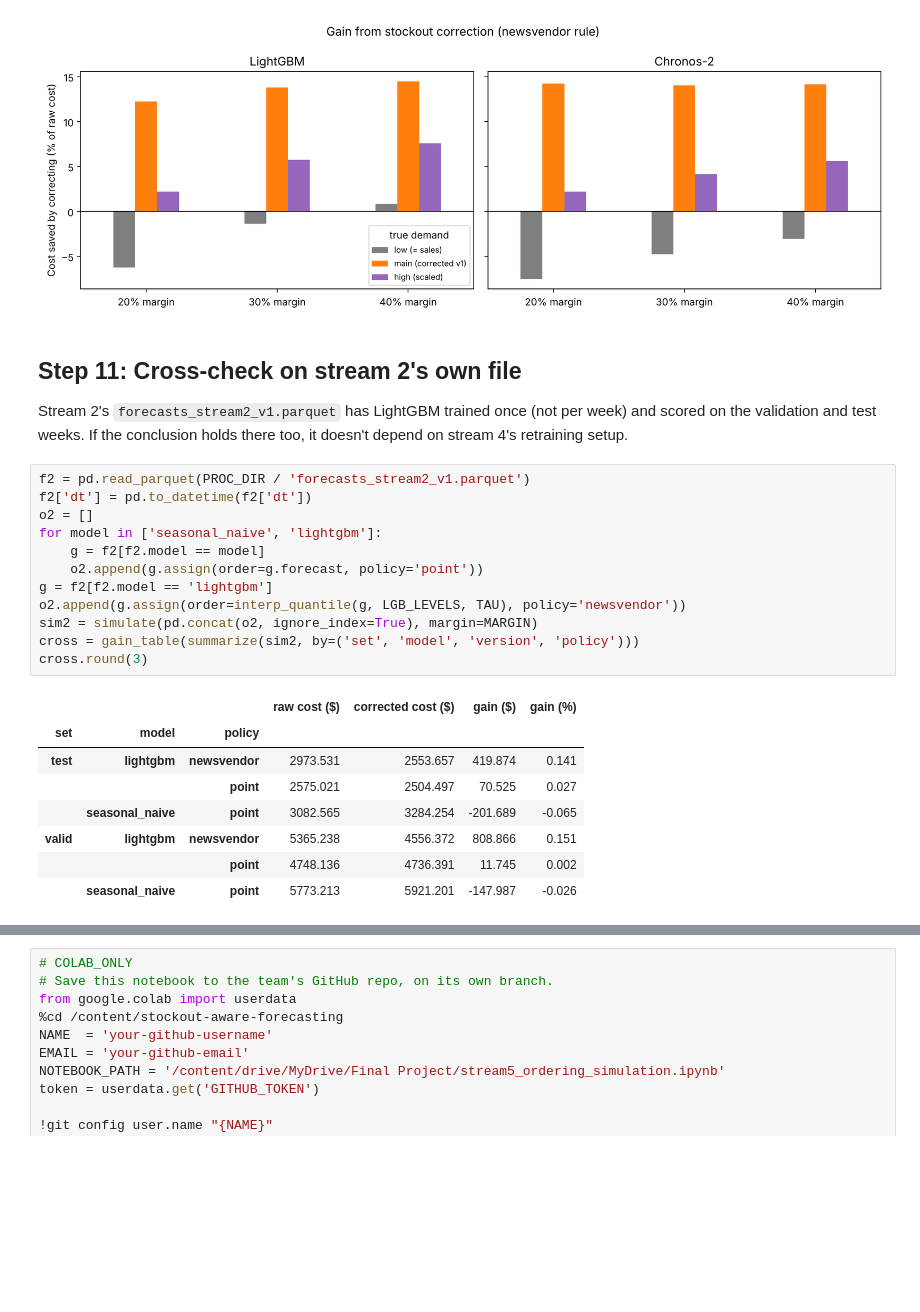
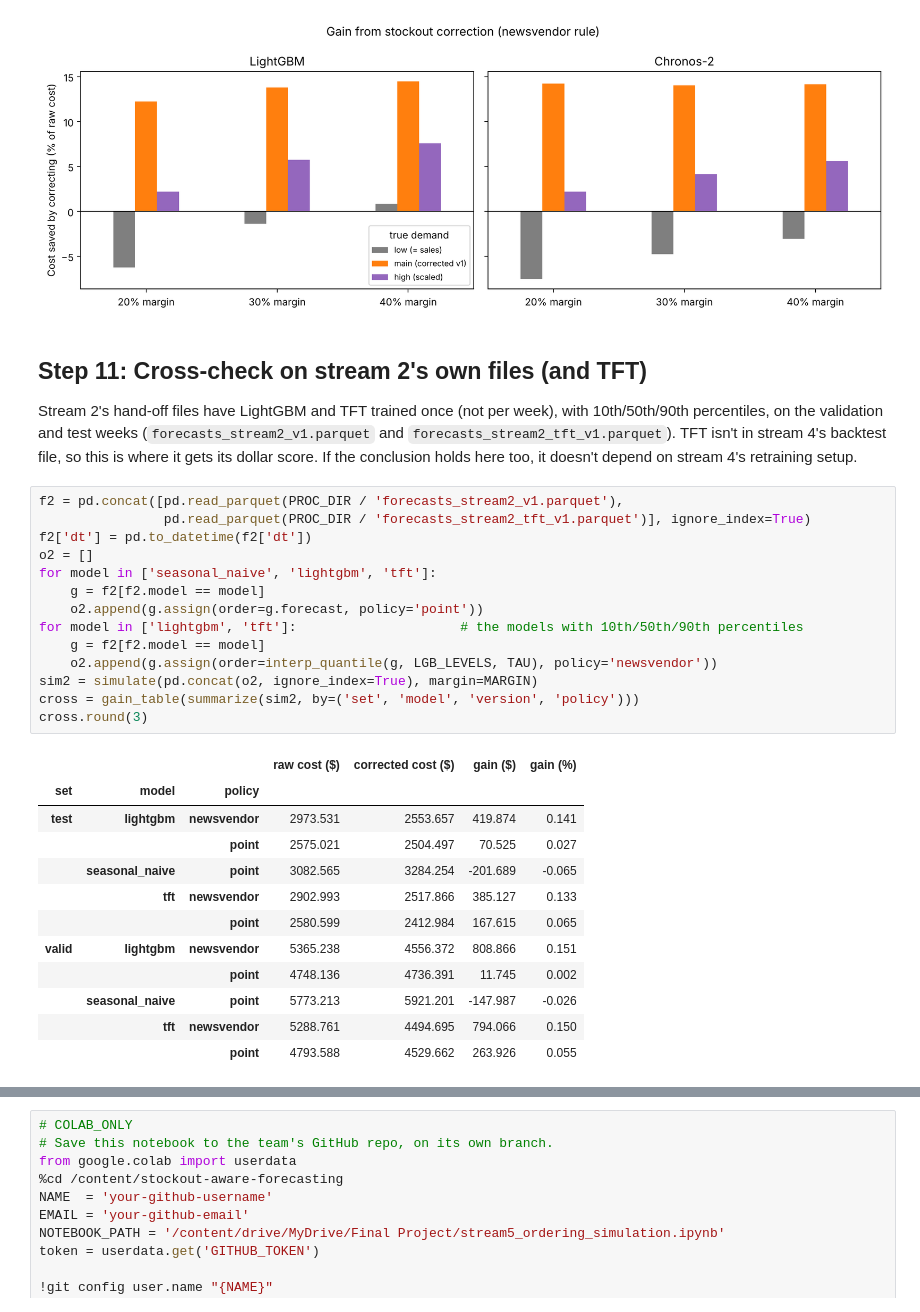
Before and after one commit to Bboy5555/stockout-aware-forecasting, a Jupyter notebook: notebooks/stream5_ordering_simulation.ipynb, the cells around one changed output, grey strips where cells are left out. Drawn from its saved outputs; the diff is of its cells as text; blank space fills up the shorter version.

```diff
--- a/notebooks/stream5_ordering_simulation.ipynb
+++ b/notebooks/stream5_ordering_simulation.ipynb
@@ -595,29 +598,35 @@ plt.savefig('figures/stream5_gain_sensitivity.png', dpi=150); plt.show()
 # %% [output]
 [figure]
 # %% [markdown]
-## Step 11: Cross-check on stream 2's own file
-Stream 2's `forecasts_stream2_v1.parquet` has LightGBM trained once (not per week) and scored on the validation and test weeks. If the conclusion holds there too, it doesn't depend on stream 4's retraining setup.
+## Step 11: Cross-check on stream 2's own files (and TFT)
+Stream 2's hand-off files have LightGBM and TFT trained once (not per week), with 10th/50th/90th percentiles, on the validation and test weeks (`forecasts_stream2_v1.parquet` and `forecasts_stream2_tft_v1.parquet`). TFT isn't in stream 4's backtest file, so this is where it gets its dollar score. If the conclusion holds here too, it doesn't depend on stream 4's retraining setup.
 # %%
-f2 = pd.read_parquet(PROC_DIR / 'forecasts_stream2_v1.parquet')
+f2 = pd.concat([pd.read_parquet(PROC_DIR / 'forecasts_stream2_v1.parquet'),
+                pd.read_parquet(PROC_DIR / 'forecasts_stream2_tft_v1.parquet')], ignore_index=True)
 f2['dt'] = pd.to_datetime(f2['dt'])
 o2 = []
-for model in ['seasonal_naive', 'lightgbm']:
+for model in ['seasonal_naive', 'lightgbm', 'tft']:
     g = f2[f2.model == model]
     o2.append(g.assign(order=g.forecast, policy='point'))
-g = f2[f2.model == 'lightgbm']
-o2.append(g.assign(order=interp_quantile(g, LGB_LEVELS, TAU), policy='newsvendor'))
+for model in ['lightgbm', 'tft']:                     # the models with 10th/50th/90th percentiles
+    g = f2[f2.model == model]
+    o2.append(g.assign(order=interp_quantile(g, LGB_LEVELS, TAU), policy='newsvendor'))
 sim2 = simulate(pd.concat(o2, ignore_index=True), margin=MARGIN)
 cross = gain_table(summarize(sim2, by=('set', 'model', 'version', 'policy')))
 cross.round(3)
 # %% [output]
 |  |  |  | raw cost ($) | corrected cost ($) | gain ($) | gain (%) |
 | set | model | policy |  |  |  |  |
 | test | lightgbm | newsvendor | 2973.531 | 2553.657 | 419.874 | 0.141 |
 |  |  | point | 2575.021 | 2504.497 | 70.525 | 0.027 |
 |  | seasonal_naive | point | 3082.565 | 3284.254 | -201.689 | -0.065 |
+|  | tft | newsvendor | 2902.993 | 2517.866 | 385.127 | 0.133 |
+|  |  | point | 2580.599 | 2412.984 | 167.615 | 0.065 |
 | valid | lightgbm | newsvendor | 5365.238 | 4556.372 | 808.866 | 0.151 |
 |  |  | point | 4748.136 | 4736.391 | 11.745 | 0.002 |
 |  | seasonal_naive | point | 5773.213 | 5921.201 | -147.987 | -0.026 |
+|  | tft | newsvendor | 5288.761 | 4494.695 | 794.066 | 0.150 |
+|  |  | point | 4793.588 | 4529.662 | 263.926 | 0.055 |
 # %% [markdown]
 ## Step 12: Save for the team
 - **`results_stream5_v1.csv`** (Drive `processed/` and `results/tables/`): cost table per model, version and rule (30% margin, main truth).
```
Also changed, not shown: parts of 4 cells of this notebook, 1 other file.
